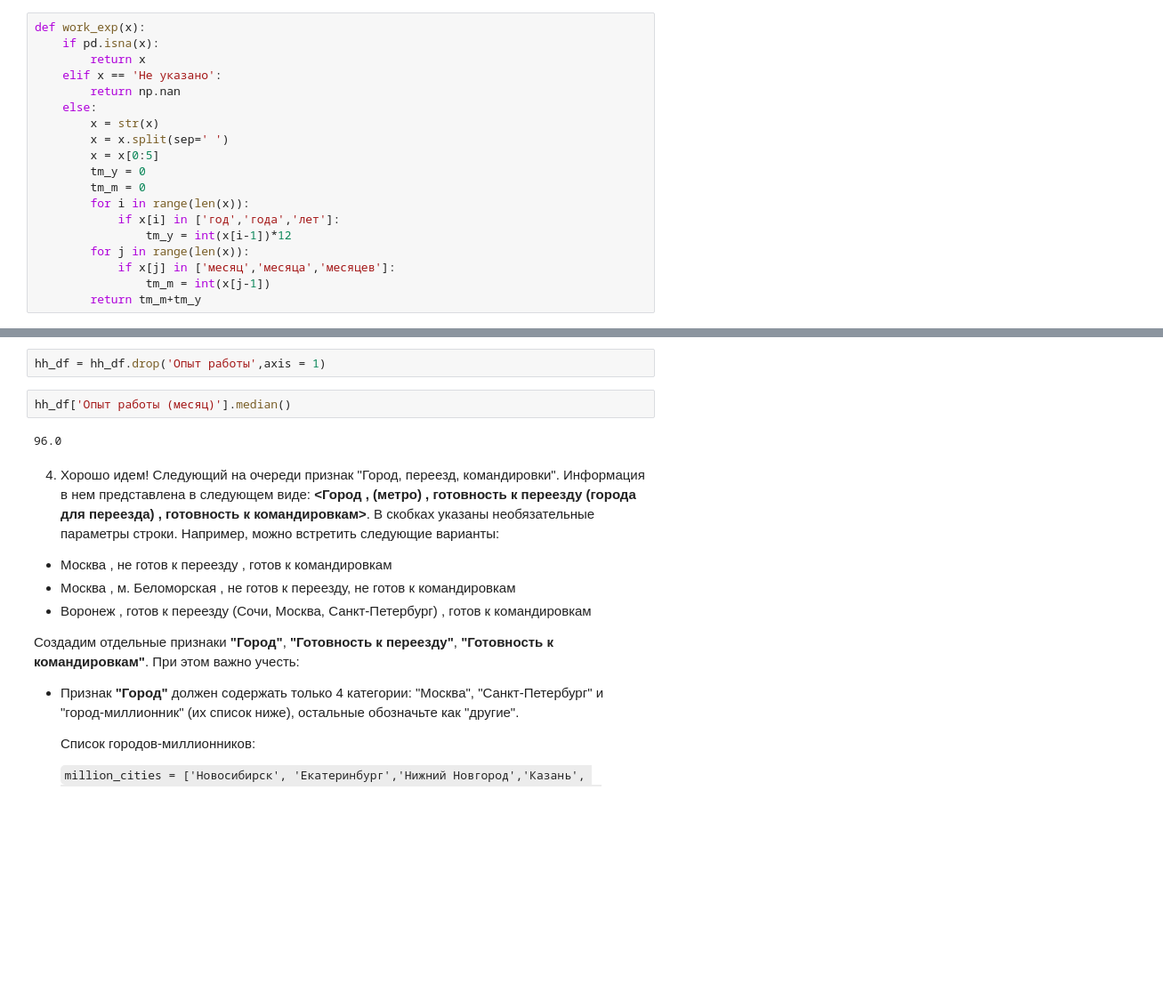
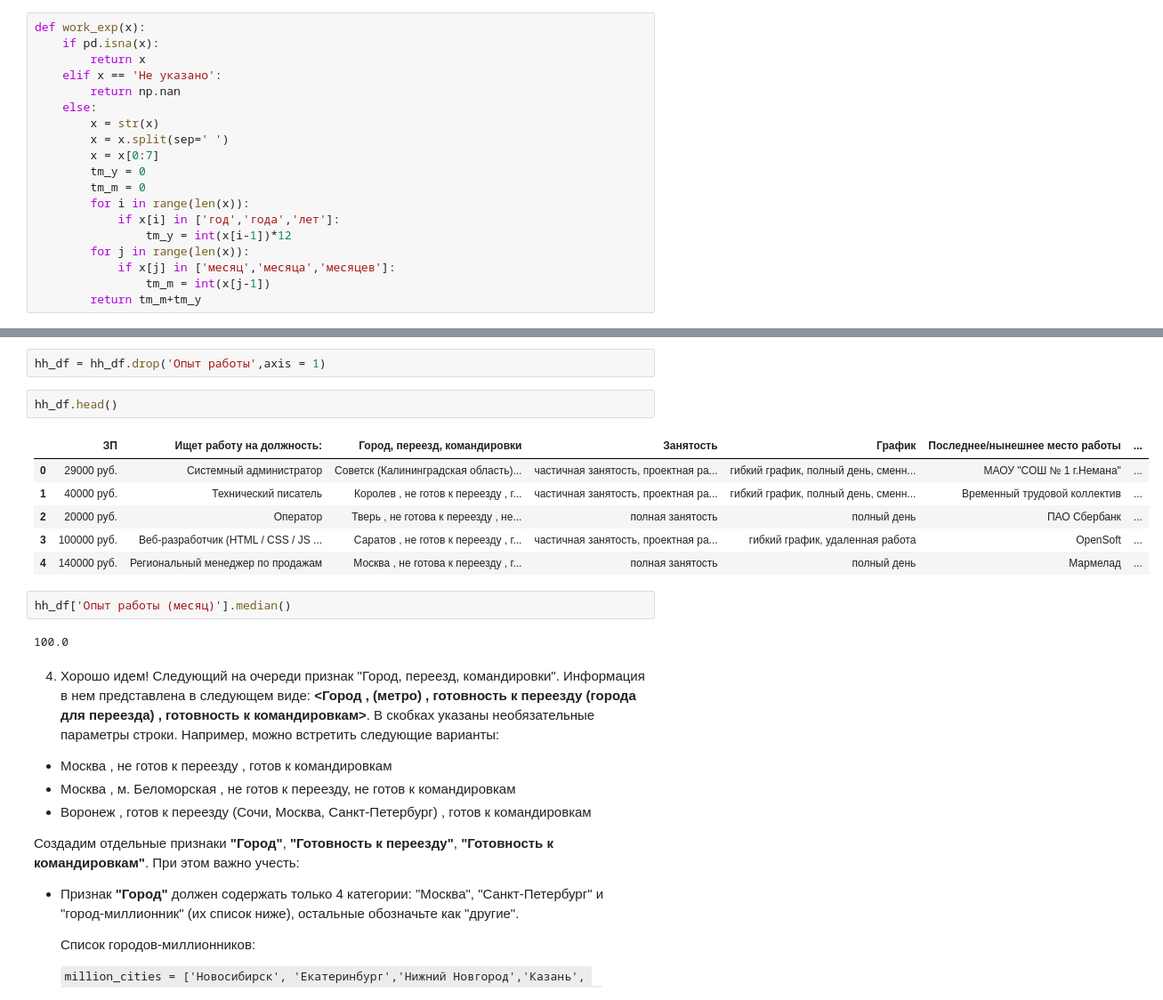
Before and after one commit to Karayushii/Skillfactory_DST, a Jupyter notebook: project_1/Ноутбук-шаблон Project 1.ipynb, the cells around one changed output, grey strips where cells are left out. Shown: that part at 89% size. Saved outputs shown, nothing was run; the diff lists cells and outputs as text; blank space fills up the shorter version.

Commit message:
Опыт работы доделан

```diff
--- a/project_1/Ноутбук-шаблон Project 1.ipynb
+++ b/project_1/Ноутбук-шаблон Project 1.ipynb
@@ -160,7 +160,7 @@ def work_exp(x):
     else:
         x = str(x)
         x = x.split(sep=' ')
-        x = x[0:5]
+        x = x[0:7]
         tm_y = 0
         tm_m = 0
         for i in range(len(x)):
@@ -176,10 +176,19 @@ hh_df_exp['Опыт работы']=hh_df_exp['Опыт работы'].apply(work
 hh_df['Опыт работы (месяц)']=hh_df_exp['Опыт работы']
 # %%
 hh_df = hh_df.drop('Опыт работы',axis = 1)
+# %%
+hh_df.head()
+# %% [output]
+|  | ЗП | Ищет работу на должность: | Город, переезд, командировки | Занятость | График | Последнее/нынешнее место работы | ... |
+| 0 | 29000 руб. | Системный администратор | Советск (Калининградская область)... | частичная занятость, проектная ра... | гибкий график, полный день, сменн... | МАОУ "СОШ № 1 г.Немана" | ... |
+| 1 | 40000 руб. | Технический писатель | Королев , не готов к переезду , г... | частичная занятость, проектная ра... | гибкий график, полный день, сменн... | Временный трудовой коллектив | ... |
+| 2 | 20000 руб. | Оператор | Тверь , не готова к переезду , не... | полная занятость | полный день | ПАО Сбербанк | ... |
+| 3 | 100000 руб. | Веб-разработчик (HTML / CSS / JS ... | Саратов , не готов к переезду , г... | частичная занятость, проектная ра... | гибкий график, удаленная работа | OpenSoft | ... |
+| 4 | 140000 руб. | Региональный менеджер по продажам | Москва , не готова к переезду , г... | полная занятость | полный день | Мармелад | ... |
 # %%
 hh_df['Опыт работы (месяц)'].median()
 # %% [output]
-96.0
+100.0
 # %% [markdown]
 4. Хорошо идем! Следующий на очереди признак "Город, переезд, командировки". Информация в нем представлена в следующем виде: **<Город , (метро) , готовность к переезду (города для переезда) , готовность к командировкам>**. В скобках указаны необязательные параметры строки. Например, можно встретить следующие варианты:
 
```
